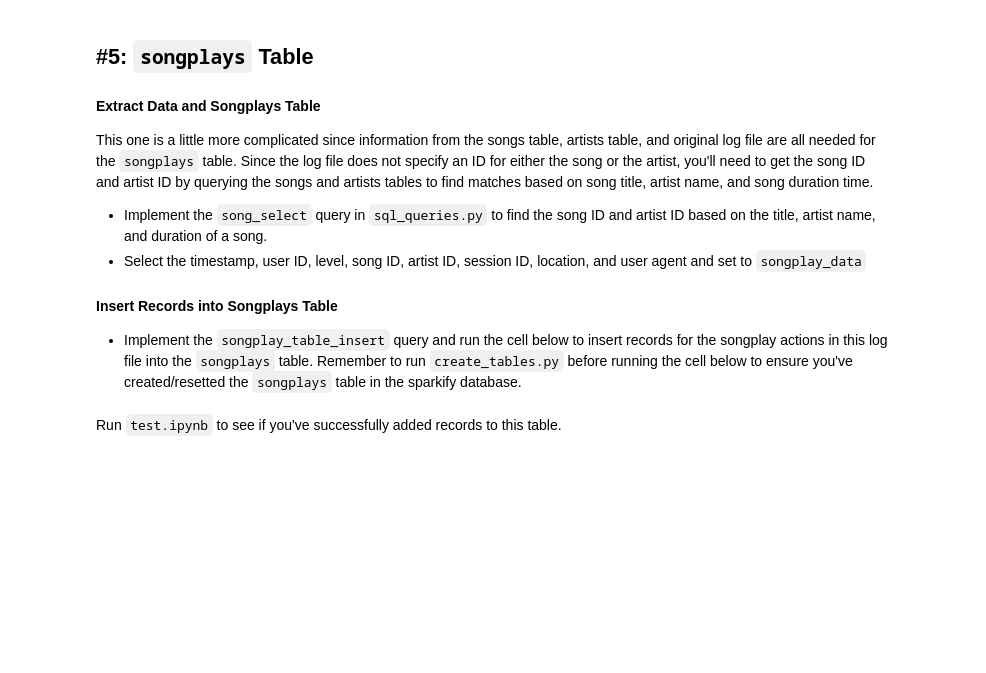
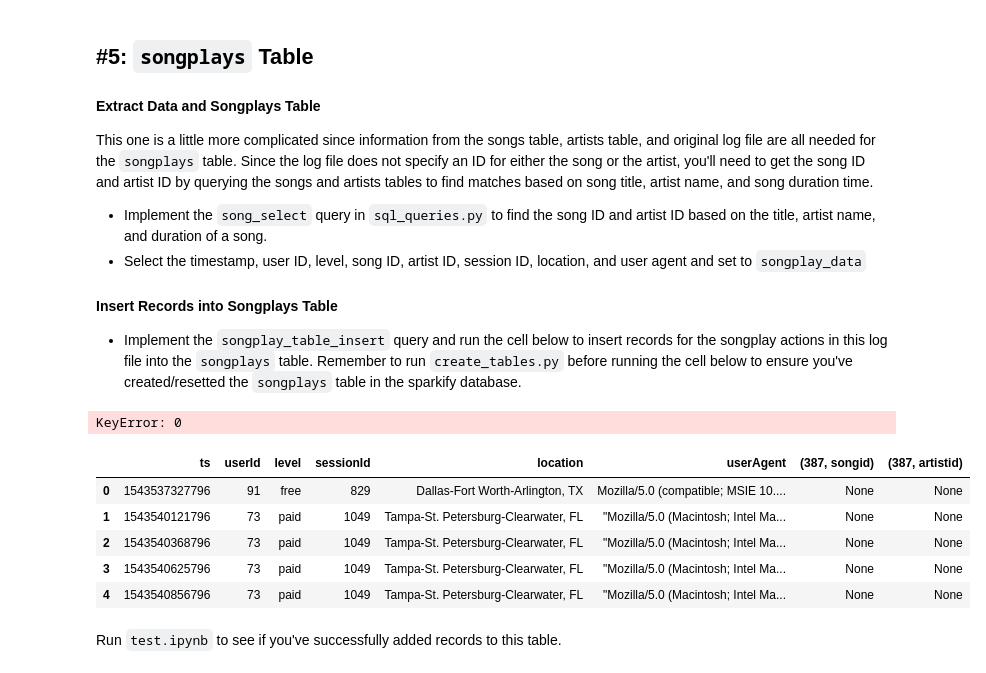
Before and after one commit to shweta-29/Udacity, a Jupyter notebook: etl.ipynb, the cells around one changed output. Drawn from its saved outputs; the diff is of its cells as text; code cells hidden in the pictures; blank space fills up the shorter version.

```diff
--- a/etl.ipynb
+++ b/etl.ipynb
@@ -281,7 +294,21 @@ for index, row in df.iterrows():
         songid, artistid = None, None
 
     # insert songplay record
-    songplay_data = df[['start_time', 'user_id', 'level', 'song_id', 'artist_id', 'session_id', 'location', 'user_agent']]
+
+    songplay_data = df[['ts', 'userId', 'level','sessionId', 'location', 'userAgent']].copy()
+    songplay_data['songid'].append(songid, ignore_index=True)
+    songplay_data['artistid'].append(artistid, ignore_index=True)
 
     cur.execute(songplay_table_insert, songplay_data)
     conn.commit()
+# %% [output]
+KeyError: 0
+# %%
+songplay_data.head()
+# %% [output]
+|  | ts | userId | level | sessionId | location | userAgent | (387, songid) | (387, artistid) |
+| 0 | 1543537327796 | 91 | free | 829 | Dallas-Fort Worth-Arlington, TX | Mozilla/5.0 (compatible; MSIE 10.... | None | None |
+| 1 | 1543540121796 | 73 | paid | 1049 | Tampa-St. Petersburg-Clearwater, FL | "Mozilla/5.0 (Macintosh; Intel Ma... | None | None |
+| 2 | 1543540368796 | 73 | paid | 1049 | Tampa-St. Petersburg-Clearwater, FL | "Mozilla/5.0 (Macintosh; Intel Ma... | None | None |
+| 3 | 1543540625796 | 73 | paid | 1049 | Tampa-St. Petersburg-Clearwater, FL | "Mozilla/5.0 (Macintosh; Intel Ma... | None | None |
+| 4 | 1543540856796 | 73 | paid | 1049 | Tampa-St. Petersburg-Clearwater, FL | "Mozilla/5.0 (Macintosh; Intel Ma... | None | None |
```
Also changed, not shown: parts of 8 cells of this notebook.
